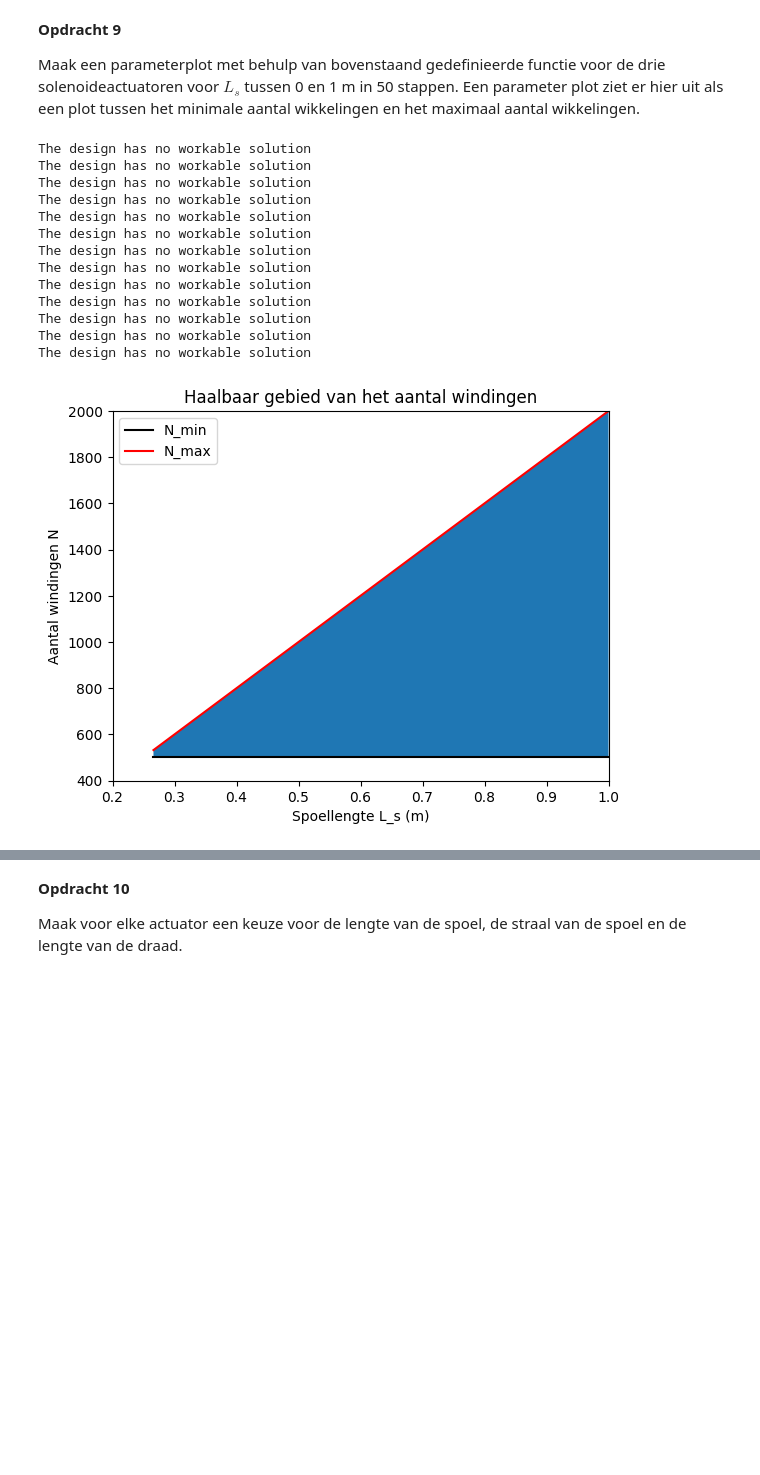
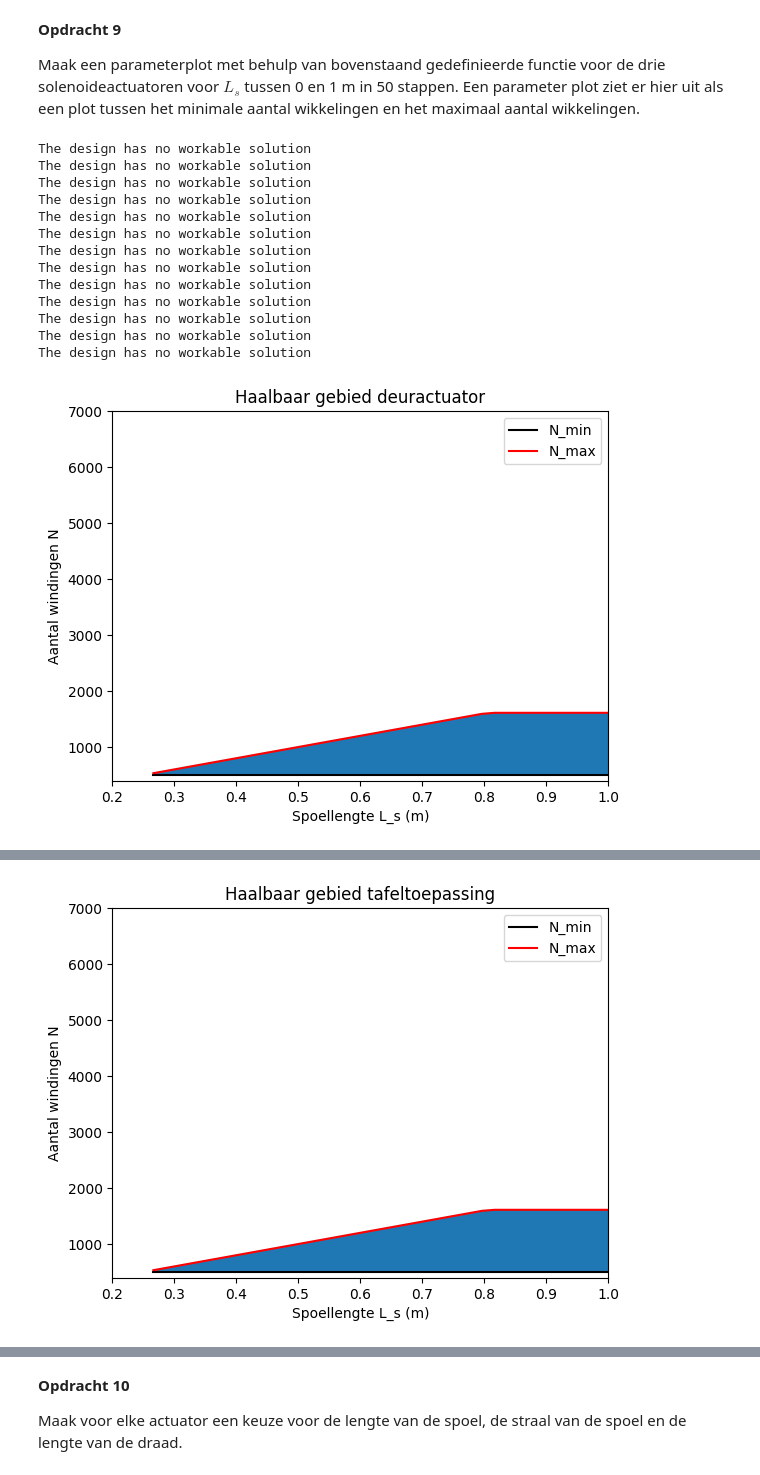
Before and after one commit to HugoRuttenTU/opdrachten-DEF-D, a Jupyter notebook: 2KrachtactuatorOpdracht/2KrachtactuatorOpdracht/KrachtactuatorOpdracht.ipynb, the cells around one changed output, grey strips where cells are left out. Saved outputs shown, nothing was run; the diff lists cells and outputs as text; code cells hidden in the pictures; blank space fills up the shorter version.

```diff
--- a/2KrachtactuatorOpdracht/2KrachtactuatorOpdracht/KrachtactuatorOpdracht.ipynb
+++ b/2KrachtactuatorOpdracht/2KrachtactuatorOpdracht/KrachtactuatorOpdracht.ipynb
@@ -182,8 +182,8 @@ def aantal_wikkelingen(relevante_parameters):
 
     if N_min > N_max: # Als het ontwerp niet mogelijk is.
         print('The design has no workable solution')
-        N_min = 'NaN'
-        N_max = 'NaN'
+        N_min = np.nan
+        N_max = np.nan
 
     return N_min, N_max
 # %% [markdown]
@@ -205,45 +205,66 @@ Text(0, 0.5, 'y')
 
 Maak een parameterplot met behulp van bovenstaand gedefinieerde functie voor de drie solenoideactuatoren voor $L_s$ tussen 0 en 1 m in 50 stappen. Een parameter plot ziet er hier uit als een plot tussen het minimale aantal wikkelingen en het maximaal aantal wikkelingen.
 # %%
-L_s_array = np.linspace(0.001, 1, 50)
+def parameterplot(F, mu_0, l, mu_r, I, r_s, r_d, L_max, titel):
+    L_s_array = np.linspace(0.001, 1, 50)
 
-N_min_array = []
-N_max_array = []
+    N_min_array = []
+    N_max_array = []
 
-for L_s in L_s_array:
-    relevante_parameters = (F, mu_0, l, mu_r, I, r_s, r_d, L_s, L_max)
+    for L_s in L_s_array:
+        relevante_parameters = (F, mu_0, l, mu_r, I, r_s, r_d, L_s, L_max)
+        N_min, N_max = aantal_wikkelingen(relevante_parameters)
 
-    N_min, N_max = aantal_wikkelingen(relevante_parameters)
-
-    if N_min == 'NaN' or N_max == 'NaN':
-        N_min_array.append(np.nan)
-        N_max_array.append(np.nan)
-    else:
         N_min_array.append(N_min)
         N_max_array.append(N_max)
 
-plt.fill_between(L_s_array, N_min_array, N_max_array)
-plt.plot(L_s_array, N_min_array, 'k',label="N_min")
-plt.plot(L_s_array, N_max_array,'r', label="N_max")
-plt.xlim(0.2, 1)
-plt.ylim(400, 2000)
-plt.xlabel("Spoellengte L_s (m)")
-plt.ylabel("Aantal windingen N")
-plt.legend()
-plt.title("Haalbaar gebied van het aantal windingen")
-plt.show()
+    plt.figure()
+    plt.fill_between(L_s_array, N_min_array, N_max_array)
+    plt.plot(L_s_array, N_min_array, 'k', label='N_min')
+    plt.plot(L_s_array, N_max_array, 'r', label='N_max')
+    plt.xlim(0.2, 1)
+    plt.ylim(400, 7000)
+    plt.xlabel("Spoellengte L_s (m)")
+    plt.ylabel("Aantal windingen N")
+    plt.legend()
+    plt.title(titel)
+    plt.show()
+
+
+# Algemene parameters
+mu_0 = (4*np.pi)*(10**(-7))
+mu_r = 2000
+l = 0.02
+r_d = 0.0005/2
+r_s = 0.01
+L_max = 101.1755441313626
+
+# 1. Deuractuator
+F_deur = 40
+I_deur = stroom(F_deur, mu_0, l, mu_r, 500, r_s)
+parameterplot(F_deur, mu_0, l, mu_r, I_deur, r_s, r_d, L_max, "Haalbaar gebied deuractuator")
+
+# 2. Tafeltoepassing
+F_tafel = 133
+I_tafel = stroom(F_tafel, mu_0, l, mu_r, 500, r_s)
+parameterplot(F_tafel, mu_0, l, mu_r, I_tafel, r_s, r_d, L_max, "Haalbaar gebied tafeltoepassing")
+
+# 3. Heftrucktoepassing
+F_heftruck = 6700
+I_heftruck = stroom(F_heftruck, mu_0, l, mu_r, 500, r_s)
+parameterplot(F_heftruck, mu_0, l, mu_r, I_heftruck, r_s, r_d, L_max, "Haalbaar gebied heftrucktoepassing")
 # %% [output]
 The design has no workable solution
 The design has no workable solution
 The design has no workable solution
 The design has no workable solution
 The design has no workable solution
 The design has no workable solution
 The design has no workable solution
 The design has no workable solution
 The design has no workable solution
 The design has no workable solution
 The design has no workable solution
 The design has no workable solution
 The design has no workable solution
-[figure, old version]
+[figure, new version]
@@ -249,0 +284 @@ The design has no workable solution
+[figure, added]
```
Also changed, not shown: parts of 3 cells of this notebook, 1 other file.
